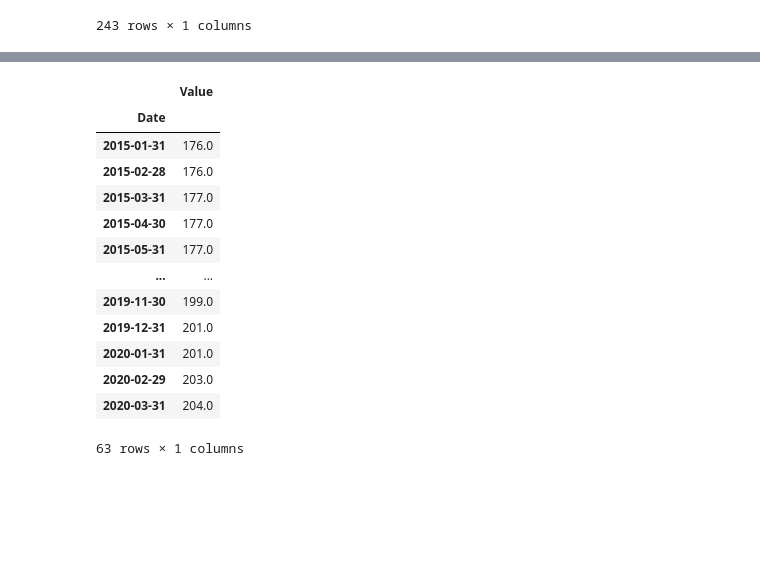
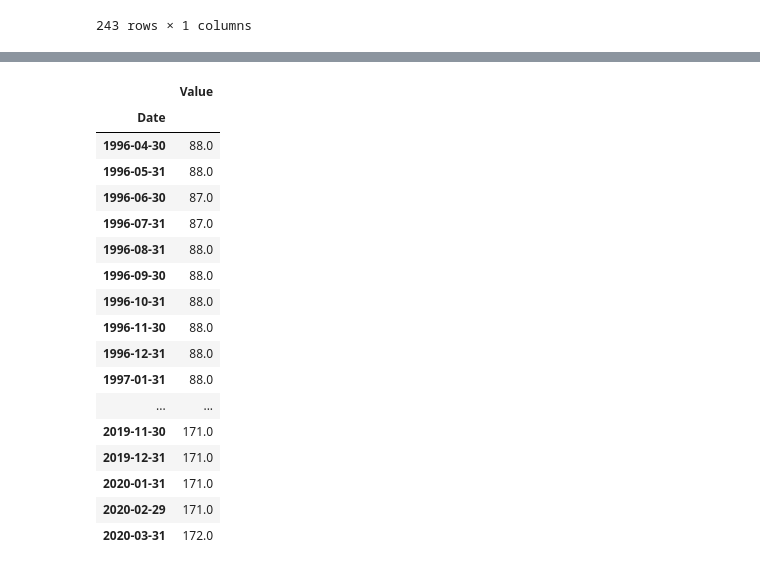
Before and after one commit to CAnderson95/Project-1-Proposal, a Jupyter notebook: FirstWorkingAPIIteration.ipynb, the cells around one changed output, grey strips where cells are left out. Saved outputs shown, nothing was run; the diff lists cells and outputs as text; code cells hidden in the pictures; blank space fills up the shorter version.

```diff
--- a/FirstWorkingAPIIteration.ipynb
+++ b/FirstWorkingAPIIteration.ipynb
@@ -157,18 +219,22 @@ ashe
 # %%
-avery = quandl.get("ZILLOW/CO4618_MVALFAH", authtoken="kTiBuUzNCs2XLbSjUgQ3")
+avery = quandl.get("ZILLOW/M24_MVALFAH", authtoken="kTiBuUzNCs2XLbSjUgQ3")
 avery
 # %% [output]
 |  | Value |
 | Date |  |
-| 2015-01-31 | 176.0 |
-| 2015-02-28 | 176.0 |
-| 2015-03-31 | 177.0 |
-| 2015-04-30 | 177.0 |
-| 2015-05-31 | 177.0 |
+| 1996-04-30 | 88.0 |
+| 1996-05-31 | 88.0 |
+| 1996-06-30 | 87.0 |
+| 1996-07-31 | 87.0 |
+| 1996-08-31 | 88.0 |
+| 1996-09-30 | 88.0 |
+| 1996-10-31 | 88.0 |
+| 1996-11-30 | 88.0 |
+| 1996-12-31 | 88.0 |
+| 1997-01-31 | 88.0 |
 | ... | ... |
-| 2019-11-30 | 199.0 |
-| 2019-12-31 | 201.0 |
-| 2020-01-31 | 201.0 |
-| 2020-02-29 | 203.0 |
-| 2020-03-31 | 204.0 |
+| 2019-11-30 | 171.0 |
+| 2019-12-31 | 171.0 |
+| 2020-01-31 | 171.0 |
+| 2020-02-29 | 171.0 |
+| 2020-03-31 | 172.0 |
-63 rows × 1 columns
```
Also changed, not shown: parts of 15 cells of this notebook.
